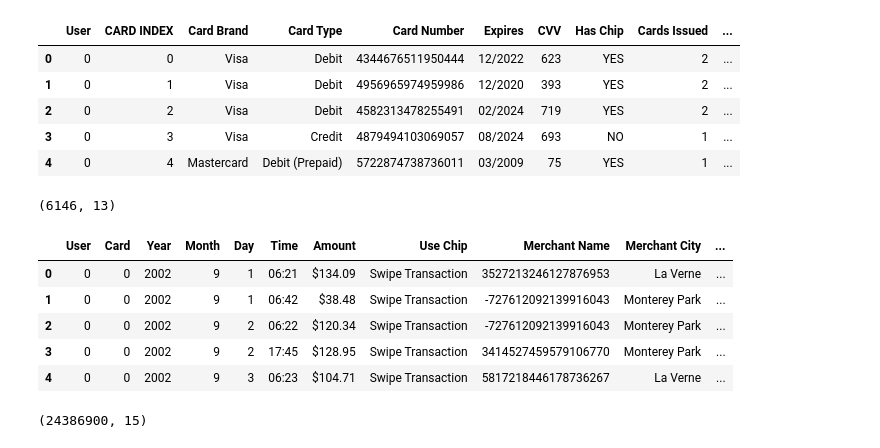
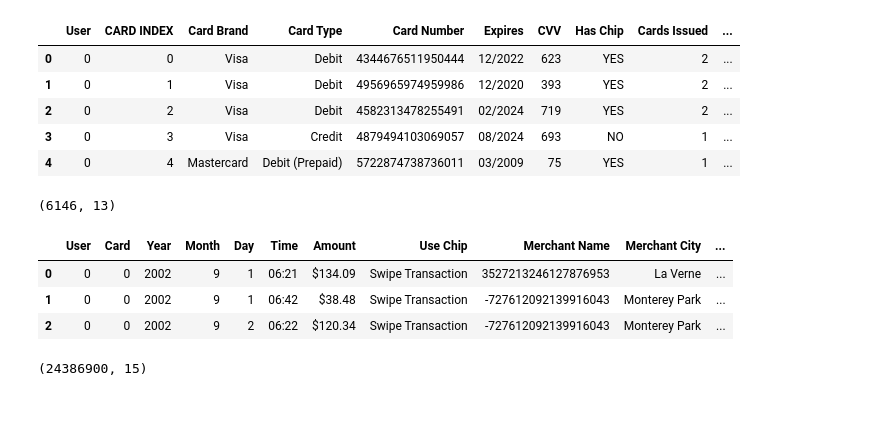
Before and after one commit to OP78142/UTSA-Bootcamp-Final, a Jupyter notebook: Credit Card Data Analysis.ipynb, the cells around one changed output. Cells and saved outputs as stored; diff of their text form; code cells hidden in the pictures; blank space fills up the shorter version.

```diff
--- a/Credit Card Data Analysis.ipynb
+++ b/Credit Card Data Analysis.ipynb
@@ -45,19 +50,14 @@ cards_df.shape
 # %% [output]
 (6146, 13)
 # %%
-#===DO NOT EXECUTE=======
 # Transaction dataset
-#transactions_df = pd.read_csv("WMB Playground/credit_card_transactions-ibm_v2.csv/credit_card_transactions-ibm_v2.csv")
+transactions_df = pd.read_csv("Resources/credit_card_transactions-ibm_v2.csv")
 # %%
-#===DO NOT EXECUTE OR CLEAR OUTPUT=======
-
 #View of Transaction Dataframe
-#transactions_df.head()
+transactions_df.head(3)
 # %% [output]
 |  | User | Card | Year | Month | Day | Time | Amount | Use Chip | Merchant Name | Merchant City | ... |
 | 0 | 0 | 0 | 2002 | 9 | 1 | 06:21 | $134.09 | Swipe Transaction | 3527213246127876953 | La Verne | ... |
 | 1 | 0 | 0 | 2002 | 9 | 1 | 06:42 | $38.48 | Swipe Transaction | -727612092139916043 | Monterey Park | ... |
 | 2 | 0 | 0 | 2002 | 9 | 2 | 06:22 | $120.34 | Swipe Transaction | -727612092139916043 | Monterey Park | ... |
-| 3 | 0 | 0 | 2002 | 9 | 2 | 17:45 | $128.95 | Swipe Transaction | 3414527459579106770 | Monterey Park | ... |
-| 4 | 0 | 0 | 2002 | 9 | 3 | 06:23 | $104.71 | Swipe Transaction | 5817218446178736267 | La Verne | ... |
 # %%
```
Also changed, not shown: parts of 86 cells of this notebook, 8 other files.
